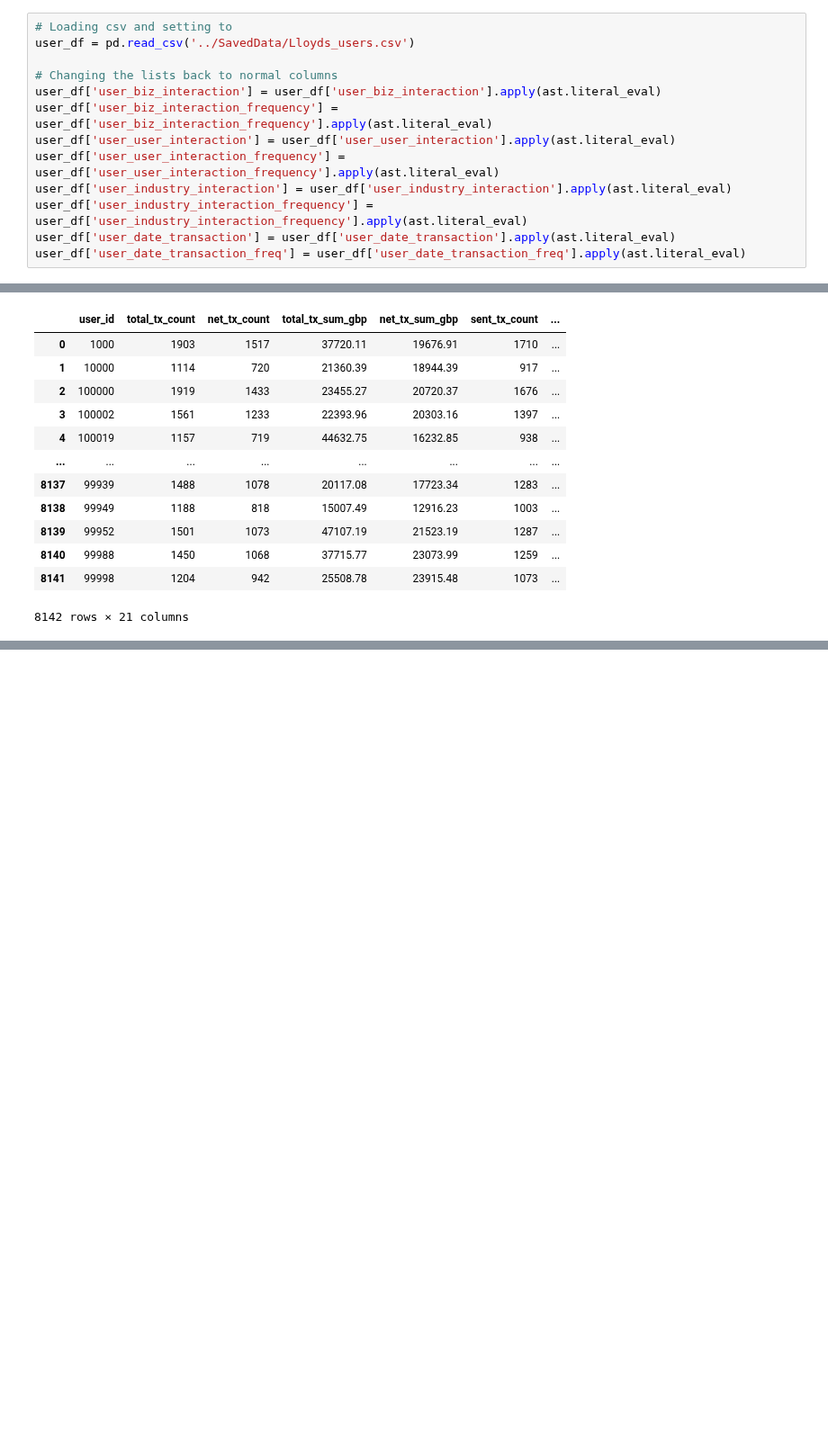
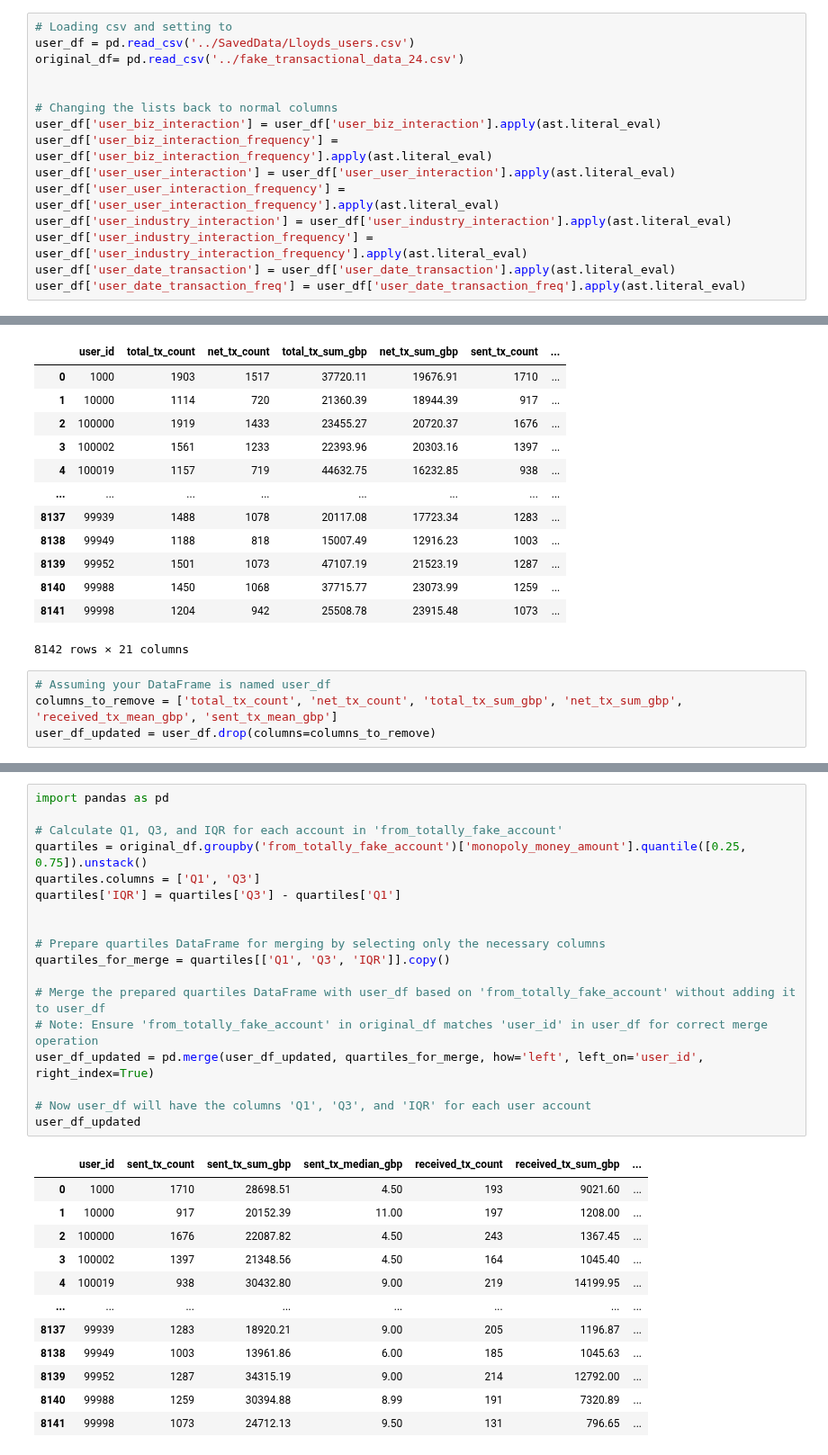
Before and after one commit to UoB-DSMP-2023-24/dsmp-2024-group27, a Jupyter notebook: AnomalyDetection/AnomalyDetectionPerUser.ipynb, the cells around one changed output, grey strips where cells are left out. Shown at 90% size. Saved outputs shown, nothing was run; the diff lists cells and outputs as text; blank space fills up the shorter version.

```diff
--- a/AnomalyDetection/AnomalyDetectionPerUser.ipynb
+++ b/AnomalyDetection/AnomalyDetectionPerUser.ipynb
@@ -11,6 +11,8 @@ import ast
 # %%
 # Loading csv and setting to
 user_df = pd.read_csv('../SavedData/Lloyds_users.csv')
+original_df= pd.read_csv('../fake_transactional_data_24.csv')
+
 
 # Changing the lists back to normal columns
 user_df['user_biz_interaction'] = user_df['user_biz_interaction'].apply(ast.literal_eval)
@@ -37,3 +39,7 @@ user_df
 | 8140 | 99988 | 1450 | 1068 | 37715.77 | 23073.99 | 1259 | ... |
 | 8141 | 99998 | 1204 | 942 | 25508.78 | 23915.48 | 1073 | ... |
 8142 rows × 21 columns
+# %%
+# Assuming your DataFrame is named user_df
+columns_to_remove = ['total_tx_count', 'net_tx_count', 'total_tx_sum_gbp', 'net_tx_sum_gbp', 'received_tx_mean_gbp', 'sent_tx_mean_gbp']
+user_df_updated = user_df.drop(columns=columns_to_remove)
@@ -39,0 +71,31 @@ user_df
+# %%
+import pandas as pd
+
+# Calculate Q1, Q3, and IQR for each account in 'from_totally_fake_account'
+quartiles = original_df.groupby('from_totally_fake_account')['monopoly_money_amount'].quantile([0.25, 0.75]).unstack()
+quartiles.columns = ['Q1', 'Q3']
+quartiles['IQR'] = quartiles['Q3'] - quartiles['Q1']
+
+
+# Prepare quartiles DataFrame for merging by selecting only the necessary columns
+quartiles_for_merge = quartiles[['Q1', 'Q3', 'IQR']].copy()
+
+# Merge the prepared quartiles DataFrame with user_df based on 'from_totally_fake_account' without adding it to user_df
+# Note: Ensure 'from_totally_fake_account' in original_df matches 'user_id' in user_df for correct merge operation
+user_df_updated = pd.merge(user_df_updated, quartiles_for_merge, how='left', left_on='user_id', right_index=True)
+
+# Now user_df will have the columns 'Q1', 'Q3', and 'IQR' for each user account
+user_df_updated
+# %% [output]
+|  | user_id | sent_tx_count | sent_tx_sum_gbp | sent_tx_median_gbp | received_tx_count | received_tx_sum_gbp | ... |
+| 0 | 1000 | 1710 | 28698.51 | 4.50 | 193 | 9021.60 | ... |
+| 1 | 10000 | 917 | 20152.39 | 11.00 | 197 | 1208.00 | ... |
+| 2 | 100000 | 1676 | 22087.82 | 4.50 | 243 | 1367.45 | ... |
+| 3 | 100002 | 1397 | 21348.56 | 4.50 | 164 | 1045.40 | ... |
+| 4 | 100019 | 938 | 30432.80 | 9.00 | 219 | 14199.95 | ... |
+| ... | ... | ... | ... | ... | ... | ... | ... |
+| 8137 | 99939 | 1283 | 18920.21 | 9.00 | 205 | 1196.87 | ... |
+| 8138 | 99949 | 1003 | 13961.86 | 6.00 | 185 | 1045.63 | ... |
+| 8139 | 99952 | 1287 | 34315.19 | 9.00 | 214 | 12792.00 | ... |
+| 8140 | 99988 | 1259 | 30394.88 | 8.99 | 191 | 7320.89 | ... |
+| 8141 | 99998 | 1073 | 24712.13 | 9.50 | 131 | 796.65 | ... |
```
Also changed, not shown: parts of 7 cells of this notebook, 1 other file.
